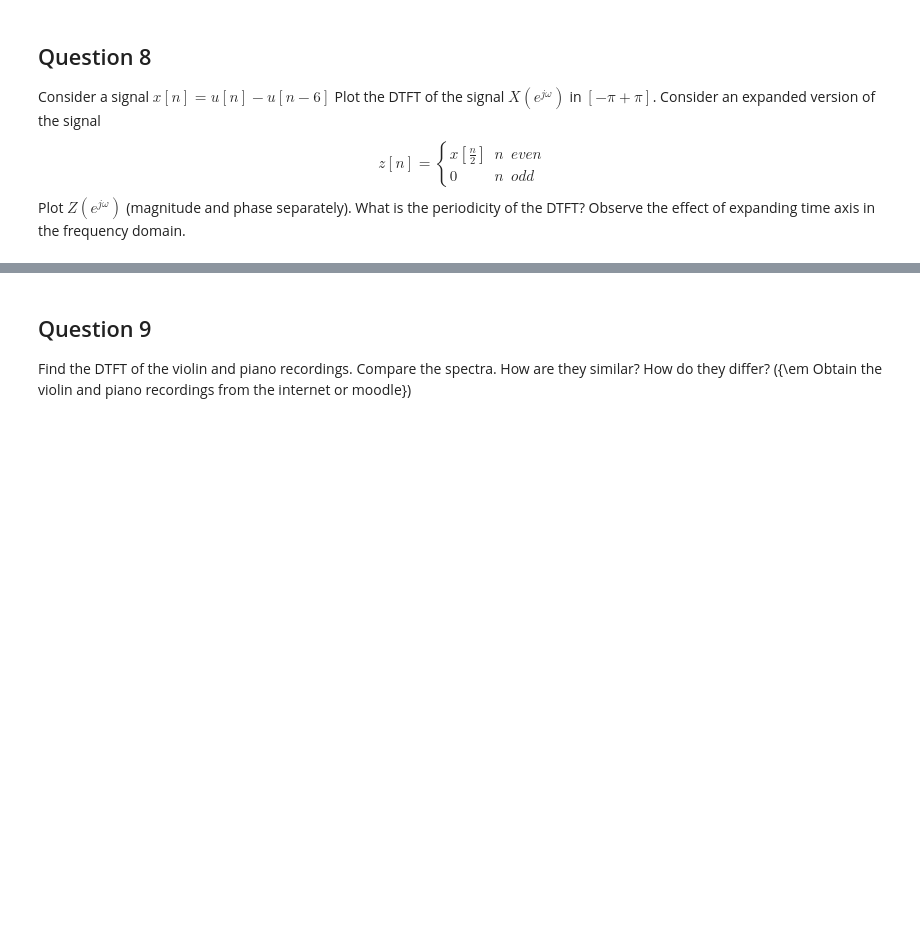
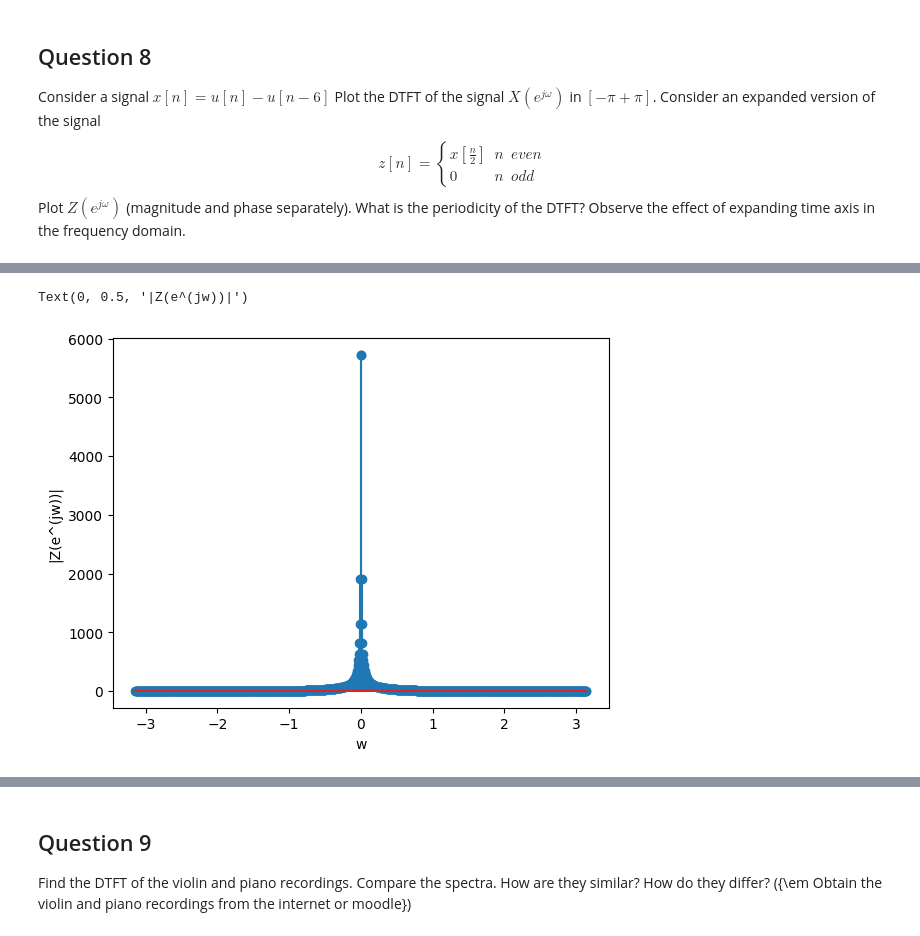
Before and after one commit to puranikvinit/lab_9, a Jupyter notebook: Assignment_2_211EC221_211EC226.ipynb, the cells around one changed output, grey strips where cells are left out. Cells and saved outputs as stored; diff of their text form; code cells hidden in the pictures; blank space fills up the shorter version.

```diff
--- a/Assignment_2_211EC221_211EC226.ipynb
+++ b/Assignment_2_211EC221_211EC226.ipynb
@@ -492,0 +507,17 @@ Plot  $Z(e^{j\omega})$ (magnitude and phase separately).  What is the periodicit
+# %%
+z = np.zeros(20)
+z[::2] = x[::2]
+
+z_odd = np.heaviside((n - 1) / 2, 1) - np.heaviside((n - 7) / 2, 1)
+z[1::2] = z_odd[1::2]
+
+Z_even = (1 + np.exp(-1j * w) + np.exp(-2j * w) + np.exp(-3j * w) + np.exp(-4j * w) + np.exp(-5j * w)) / (1 - np.exp(-1j * w / 2))
+Z_odd = (np.exp(-1j * w) + np.exp(-3j * w) + np.exp(-5j * w)) / (1 - np.exp(-1j * w / 2))
+Z = Z_even + np.exp(-1j * w / 2) * Z_odd
+
+plt.stem(w, np.abs(Z))
+plt.xlabel('w')
+plt.ylabel('|Z(e^(jw))|')
+# %% [output]
+Text(0, 0.5, '|Z(e^(jw))|')
+[figure, added]
```
Also changed, not shown: parts of 7 cells of this notebook.
